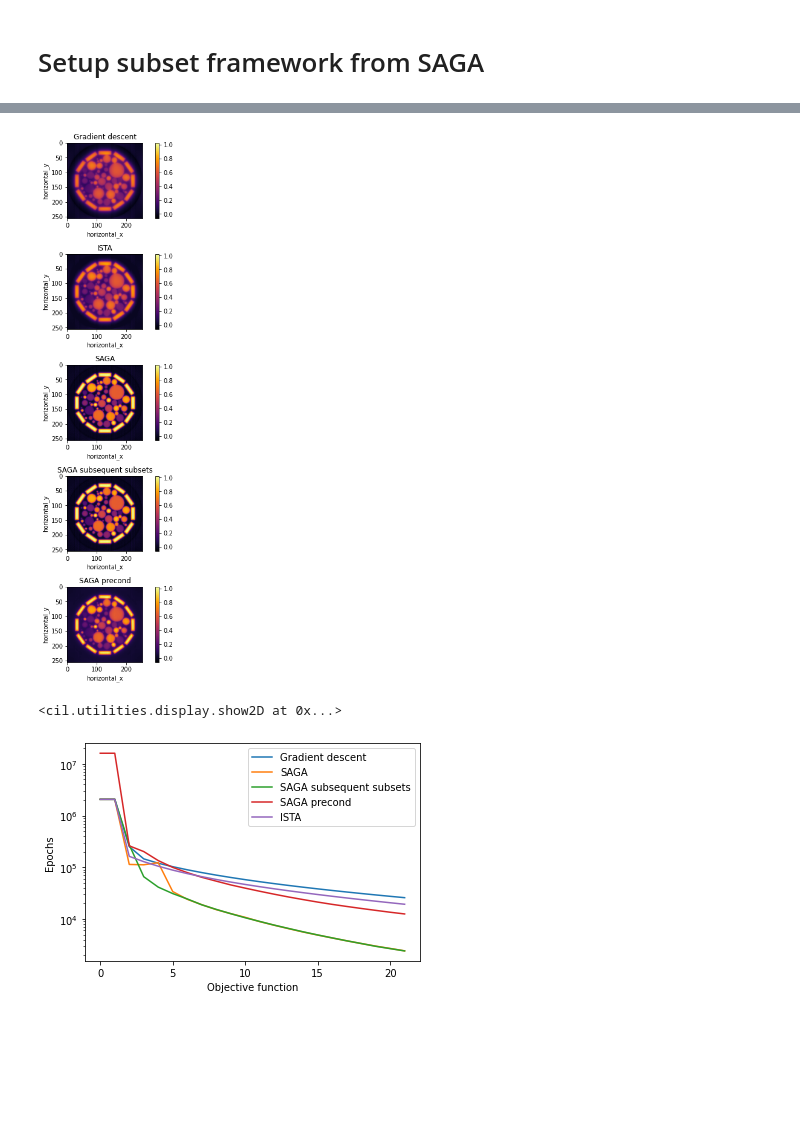
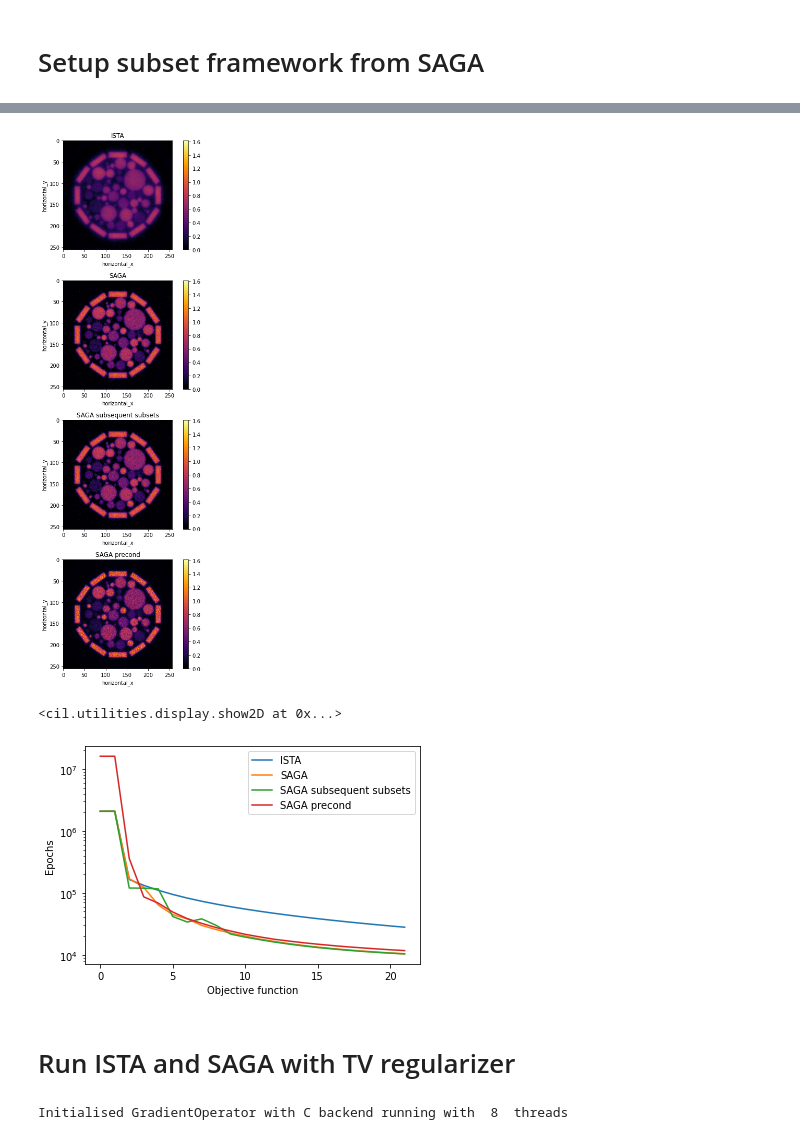
Before and after one commit to TomographicImaging/CIL, a Jupyter notebook: contrib/Example2.ipynb, the cells around one changed output, grey strips where cells are left out. Drawn from its saved outputs; the diff is of its cells as text; code cells hidden in the pictures; blank space fills up the shorter version.

```diff
--- a/contrib/Example2.ipynb
+++ b/contrib/Example2.ipynb
@@ -119,14 +119,20 @@ class GradientDescent(Algorithm):
         self.loss.append(self.objective_function(self.x))
 # %%
 
+importlib.reload(SubsetSumFunction)
 from SubsetSumFunction import SumFunction
 class ISTA(Algorithm):
     """
         Iterative Shrinkage-Thresholding Algorithm
         Goal: minimize f + g with f smooth, g simple
+
         Convergence guarantee:
         - f,g convex
         - step-size < 1/L where the gradient of f is L-Lipschitz
+
+        See Section 3 of Beck, Amir, and Marc Teboulle,
+        "A fast iterative shrinkage-thresholding algorithm for linear inverse problems."
+        SIAM journal on imaging sciences 2.1 (2009)
     """
 
     def  __init__(self, initial=None, f=None, g=None, step_size=1, **kwargs):
@@ -220,7 +236,9 @@ F_saga = SAGAGradientFunction(F)
 step_size = 1 / (3*F_saga.Lmax)
 initial = ig.allocate(0)
 F_saga.memory_reset()
-saga = GradientDescent(initial=initial, objective_function=F_saga,
-                     step_size=step_size, update_objective_interval=n_subsets,
-                     max_iteration=10000)
+saga = ISTA(initial=initial,
+            f=F_saga,
+            g=g,
+            step_size=step_size, update_objective_interval=n_subsets,
+            max_iteration=10000)
 saga.run(num_epochs * n_subsets, verbose=0)
@@ -232,7 +254,9 @@ F_saga = SAGAGradientFunction(F, subset_select_function=subset_select_function)
 step_size = 1 / (3*F_saga.Lmax)
 initial = ig.allocate(0)
 F_saga.memory_reset()
-saga_ss = GradientDescent(initial=initial, objective_function=F_saga,
-                     step_size=step_size, update_objective_interval=n_subsets,
-                     max_iteration=10000)
+saga_ss = ISTA(initial=initial,
+            f=F_saga,
+            g=g,
+            step_size=step_size, update_objective_interval=n_subsets,
+            max_iteration=10000)
 saga_ss.run(num_epochs * n_subsets, verbose=0)
@@ -239,42 +270,60 @@ saga_ss.run(num_epochs * n_subsets, verbose=0)
 # %%
-# precond
+# With diagonal preconditioning
+
 # D(x) = diag(x / A^T \1)
 num_epochs = 20
 cst = A.adjoint(A.range.allocate(1.))
 precond = lambda i, x: x.divide(cst)
-# csts = [Ai.adjoint(Ai.range.allocate(1.)) + epsilon for Ai in A_subsets]
+# csts = [Ai.adjoint(Ai.range.allocate(1.))  for Ai in A_subsets]
 # precond = lambda i, x: x.divide(csts[i])
 F_saga = SAGAGradientFunction(F, precond=precond)
-step_size = 0.1
+step_size = 0.2
 initial = ig.allocate(1.)
 F_saga.memory_reset()
-saga_precond = GradientDescent(initial=initial, objective_function=F_saga,
-                     step_size=step_size, update_objective_interval=n_subsets,
-                     max_iteration=10000)
+saga_precond = ISTA(initial=initial,
+            f=F_saga,
+            g=g,
+            step_size=step_size, update_objective_interval=n_subsets,
+            max_iteration=10000)
 saga_precond.run(num_epochs * n_subsets, verbose=0)
 # %%
 # Look at results
-show2D([gd.solution, ista.solution, saga.solution, saga_ss.solution, saga_precond.solution],
+show2D([ista.solution, saga.solution, saga_ss.solution, saga_precond.solution],
        origin="upper",
-       title=["Gradient descent","ISTA","SAGA", "SAGA subsequent subsets","SAGA precond"],
-       fix_range=True, num_cols=1,
+       title=["ISTA","SAGA", "SAGA subsequent subsets","SAGA precond"],
+       fix_range=(0,1), num_cols=1,
        cmap='inferno')
 # %% [output]
-[figure, old version]
+[figure, new version]
 <cil.utilities.display.show2D at 0x...>
 # %%
 # compare results
 plt.figure()
-plt.semilogy(gd.objective, label="Gradient descent")
+plt.semilogy(ista.objective, label="ISTA")
 plt.semilogy(saga.objective, label="SAGA")
 plt.semilogy(saga_ss.objective, label="SAGA subsequent subsets")
 plt.semilogy(saga_precond.objective, label="SAGA precond")
-plt.semilogy(ista.objective, label="ISTA")
 plt.legend()
 plt.ylabel('Epochs')
 plt.xlabel('Objective function')
 plt.show()
 # %% [output]
-[figure, old version]
+[figure, new version]
 # %%
 # bla
+# %% [markdown]
+# Run ISTA and SAGA with TV regularizer
+# %%
+# ISTA
+num_epochs = 20
+f_gd = LeastSquares(A, noisy_sino)
+initial = ig.allocate(0)
+step_size = 1 / f_gd.L
+lb = 0.01
+g = lb * TotalVariation(lower=0)
+ista_tv = ISTA(initial=initial, f=f_gd, g=g,
+                     step_size=step_size, update_objective_interval=1,
+                     max_iteration=1000)
+ista_tv.run(num_epochs, verbose=0)
+# %% [output]
+Initialised GradientOperator with C backend running with  8  threads
```
Also changed, not shown: parts of 16 cells of this notebook.
